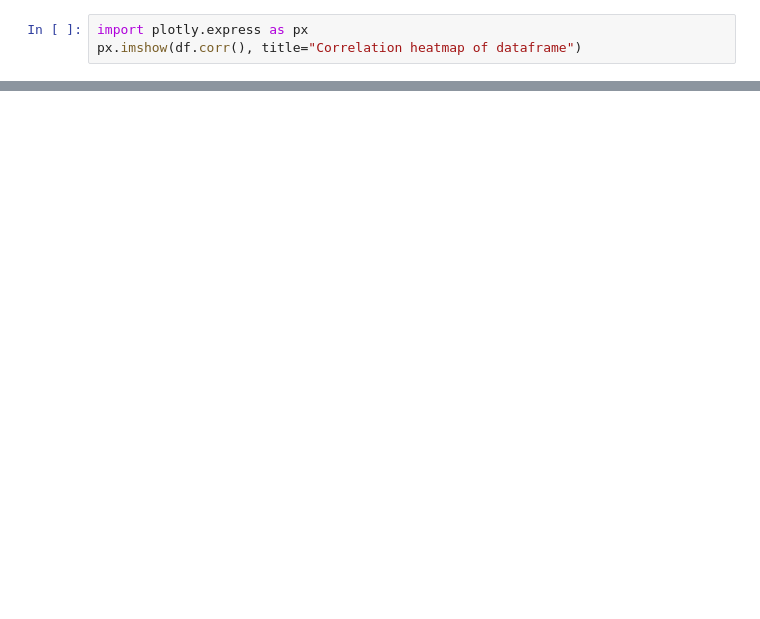
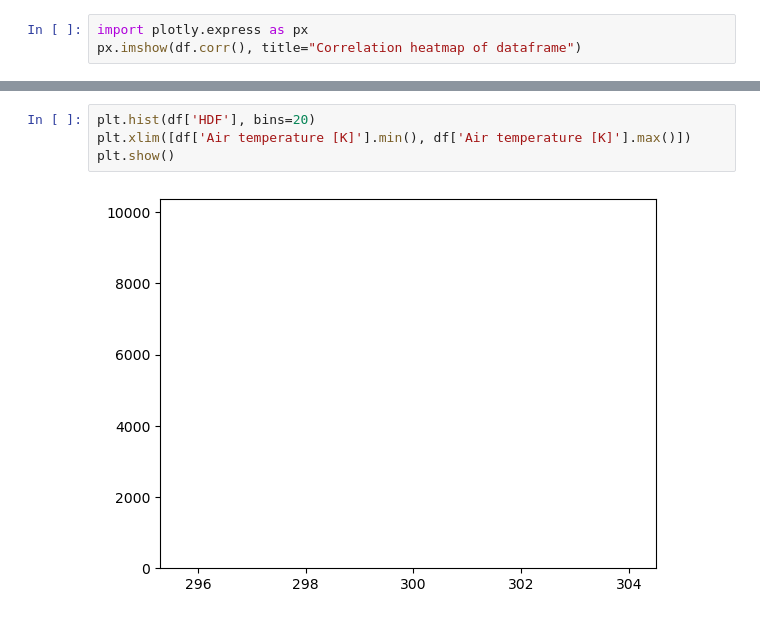
Before and after one commit to sgrayner/EDA-Manufacturing, a Jupyter notebook: test_file.ipynb, the cells around one changed output, grey strips where cells are left out. Drawn from its saved outputs; the diff is of its cells as text; blank space fills up the shorter version.

```diff
--- a/test_file.ipynb
+++ b/test_file.ipynb
@@ -80,0 +101,6 @@ print(model0.rsquared, model1.rsquared, model2.rsquared, model3.rsquared, model4
+# %%
+plt.hist(df['HDF'], bins=20)
+plt.xlim([df['Air temperature [K]'].min(), df['Air temperature [K]'].max()])
+plt.show()
+# %% [output]
+[figure, added]
```
Also changed, not shown: parts of 14 cells of this notebook.
